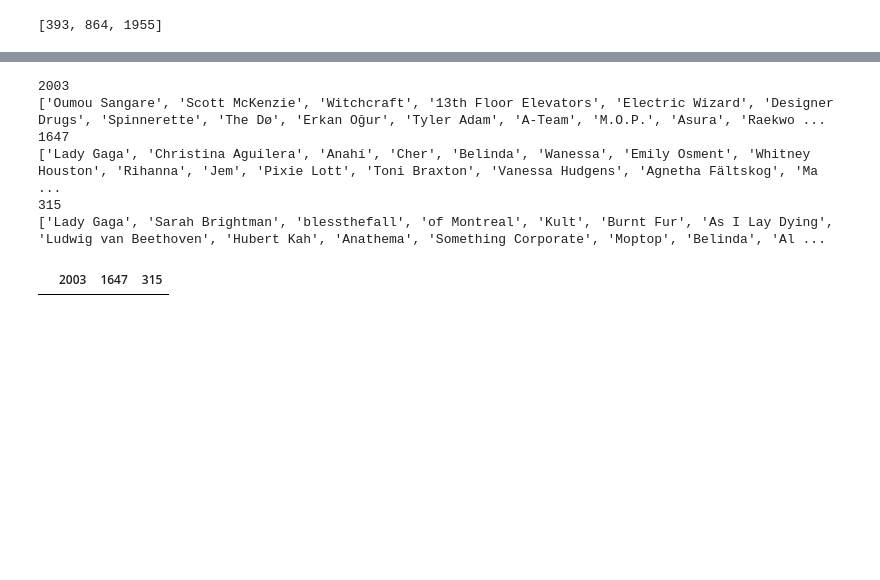
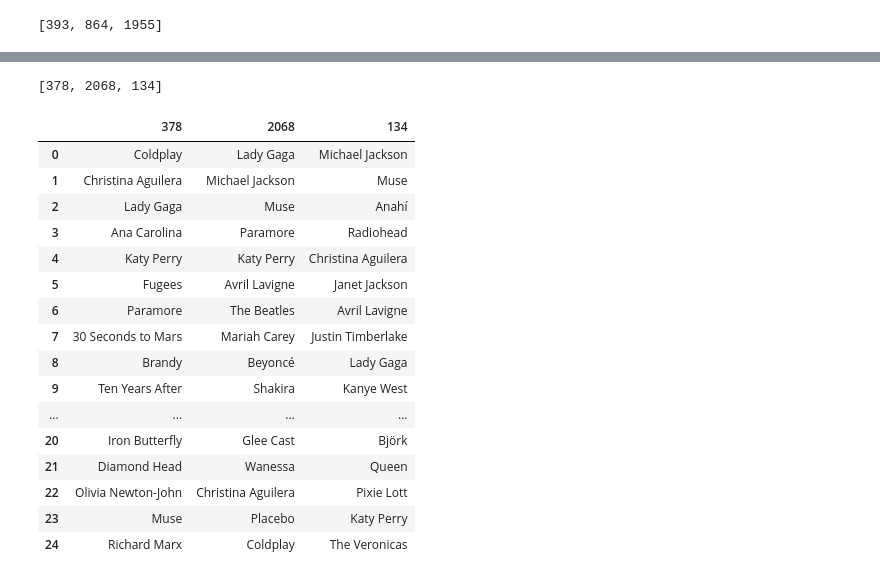
Before and after one commit to chrisking/PersonalizePOC, a Jupyter notebook: Deploying_Campaigns_and_Interacting.ipynb, the cells around one changed output, grey strips where cells are left out. Drawn from its saved outputs; the diff is of its cells as text; code cells hidden in the pictures; blank space fills up the shorter version.

```diff
--- a/Deploying_Campaigns_and_Interacting.ipynb
+++ b/Deploying_Campaigns_and_Interacting.ipynb
@@ -183,5 +184,5 @@ Great now we have a way of rendering results, now we'd like to select 3 random a
 # %%
-samples = items_df.sample(3)
+samples = items_df.sample(5)
 samples
 # %% [output]
 |  | name | url | pictureURL |
@@ -235,21 +242,19 @@ def get_new_recommendations_df(recommendations_df, artist_ID):
     for item in item_list:
         artist = get_artist_by_id(item['itemId'])
         recommendation_list.append(artist)
-    print(recommendation_list)
     new_rec_DF = pd.DataFrame(recommendation_list, columns = [artist_name])
     # Add this dataframe to the old one
-    recommendations_df = recommendations_df.join(new_rec_DF)
+    #recommendations_df = recommendations_df.join(new_rec_DF)
+    recommendations_df = pd.concat([recommendations_df, new_rec_DF], axis=1)
     return recommendations_df
 
-recommendations_df = pd.DataFrame()
+sims_recommendations_df = pd.DataFrame()
 
 artists = samples.index.tolist()
 
-print(artists)
 
 for artist in artists:
-    print(artist)
-    recommendations_df = get_new_recommendations_df(recommendations_df, artist)
+    sims_recommendations_df = get_new_recommendations_df(sims_recommendations_df, artist)
 
-recommendations_df
+sims_recommendations_df
 # %% [output]
@@ -282,41 +308,52 @@ users
 # Update DF rendering
 pd.set_option('display.max_rows', 30)
 
 def get_new_recommendations_df_users(recommendations_df, user_id):
     # Get the artist name
     #artist_name = get_artist_by_id(artist_ID)
     # Get the recommendations
     get_recommendations_response = personalize_runtime.get_recommendations(
         campaignArn = hrnn_campaign_arn,
         userId = str(user_id),
     )
     # Build a new dataframe of recommendations
     item_list = get_recommendations_response['itemList']
     recommendation_list = []
     for item in item_list:
         artist = get_artist_by_id(item['itemId'])
         recommendation_list.append(artist)
-    print(recommendation_list)
+    #print(recommendation_list)
     new_rec_DF = pd.DataFrame(recommendation_list, columns = [user_id])
     # Add this dataframe to the old one
-    recommendations_df = recommendations_df.join(new_rec_DF)
+    #recommendations_df = recommendations_df.join(new_rec_DF)
+    recommendations_df = pd.concat([recommendations_df, new_rec_DF], axis=1)
     return recommendations_df
 
 recommendations_df_users = pd.DataFrame()
 
 users = users_df.sample(3).index.tolist()
-users
+print(users)
 
 for user in users:
-    print(user)
     recommendations_df_users = get_new_recommendations_df_users(recommendations_df_users, user)
 
 recommendations_df_users
 # %% [output]
-2003
-['Oumou Sangare', 'Scott McKenzie', 'Witchcraft', '13th Floor Elevators', 'Electric Wizard', 'Designer Drugs', 'Spinnerette', 'The Dø', 'Erkan Oğur', 'Tyler Adam', 'A-Team', 'M.O.P.', 'Asura', 'Raekwo ...
-1647
-['Lady Gaga', 'Christina Aguilera', 'Anahí', 'Cher', 'Belinda', 'Wanessa', 'Emily Osment', 'Whitney Houston', 'Rihanna', 'Jem', 'Pixie Lott', 'Toni Braxton', 'Vanessa Hudgens', 'Agnetha Fältskog', 'Ma ...
-315
-['Lady Gaga', 'Sarah Brightman', 'blessthefall', 'of Montreal', 'Kult', 'Burnt Fur', 'As I Lay Dying', 'Ludwig van Beethoven', 'Hubert Kah', 'Anathema', 'Something Corporate', 'Moptop', 'Belinda', 'Al ...
+[378, 2068, 134]
-|  | 2003 | 1647 | 315 |
+|  | 378 | 2068 | 134 |
+| 0 | Coldplay | Lady Gaga | Michael Jackson |
+| 1 | Christina Aguilera | Michael Jackson | Muse |
+| 2 | Lady Gaga | Muse | Anahí |
+| 3 | Ana Carolina | Paramore | Radiohead |
+| 4 | Katy Perry | Katy Perry | Christina Aguilera |
+| 5 | Fugees | Avril Lavigne | Janet Jackson |
+| 6 | Paramore | The Beatles | Avril Lavigne |
+| 7 | 30 Seconds to Mars | Mariah Carey | Justin Timberlake |
+| 8 | Brandy | Beyoncé | Lady Gaga |
+| 9 | Ten Years After | Shakira | Kanye West |
+| ... | ... | ... | ... |
+| 20 | Iron Butterfly | Glee Cast | Björk |
+| 21 | Diamond Head | Wanessa | Queen |
+| 22 | Olivia Newton-John | Christina Aguilera | Pixie Lott |
+| 23 | Muse | Placebo | Katy Perry |
+| 24 | Richard Marx | Coldplay | The Veronicas |
```
Also changed, not shown: parts of 29 cells of this notebook, 2 other files.
